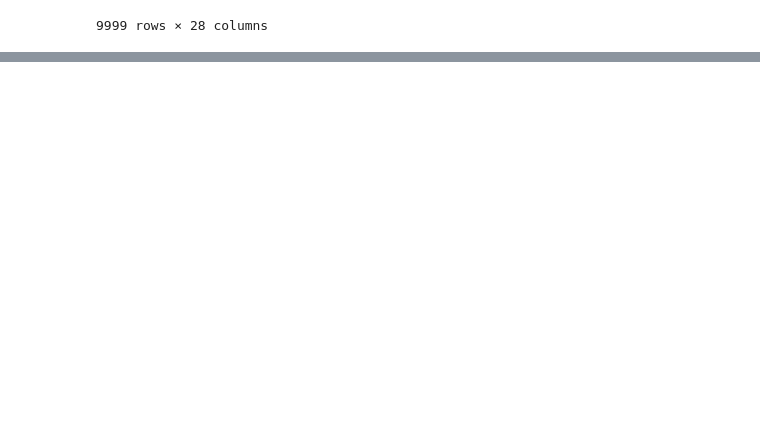
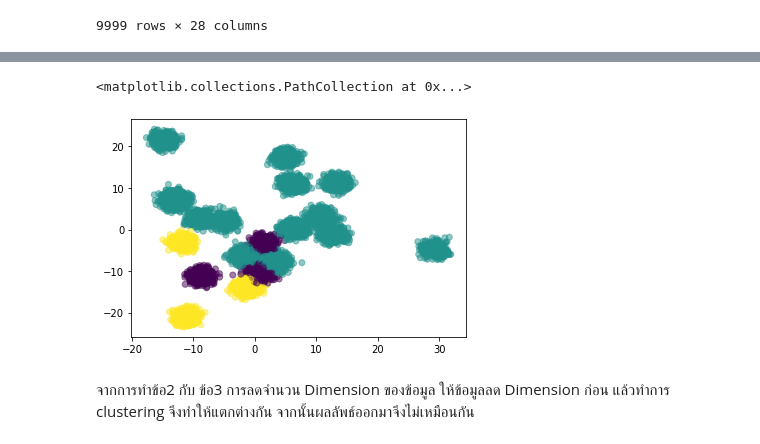
Before and after one commit to Kanyarat-S/multivariate, a Jupyter notebook: Multivariate_Exam.ipynb, the cells around one changed output, grey strips where cells are left out. Cells and saved outputs as stored; diff of their text form; code cells hidden in the pictures; blank space fills up the shorter version.

```diff
--- a/Multivariate_Exam.ipynb
+++ b/Multivariate_Exam.ipynb
@@ -219,0 +222,4 @@ newdata
+# %%
+pca2 = PCA(n_components=2)
+# %%
+new_pca2 = pca2.fit_transform(newdata.to_numpy())
@@ -219,0 +240,11 @@ newdata
+# %%
+kmeans2 = KMeans(n_clusters = 3,random_state=2021)
+kmeans2.fit(newdata)
+q = kmeans2.predict(newdata)
+# %%
+plt.scatter(new_pca2[:,0],new_pca2[:,1],c=q,alpha=0.5)
+# %% [output]
+<matplotlib.collections.PathCollection at 0x...>
+[figure, added]
+# %% [markdown]
+จากการทำข้อ2 กับ ข้อ3 การลดจำนวน Dimension ของข้อมูล ให้ข้อมูลลด Dimension ก่อน แล้วทำการ clustering จึงทำให้แตกต่างกัน จากนั้นผลลัพธ์ออกมาจึงไม่เหมือนกัน
```
Also changed, not shown: parts of 3 cells of this notebook.
